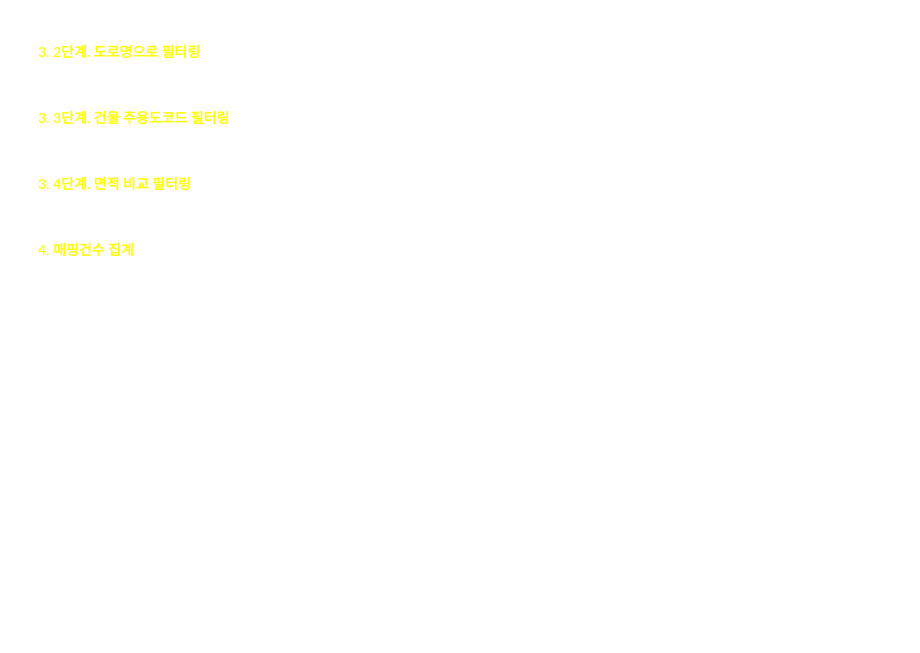
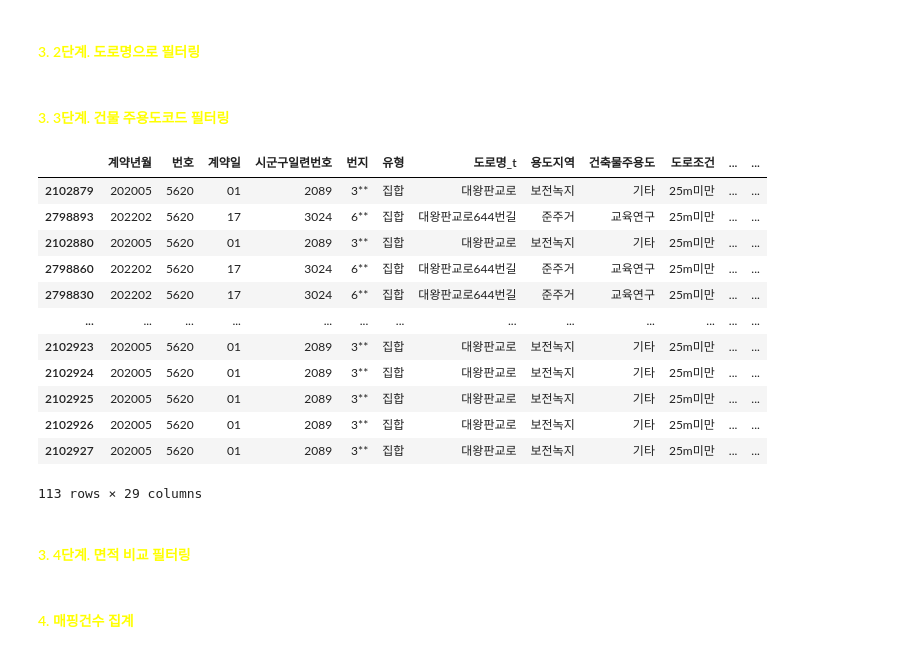
Before and after one commit to sbcho21/landata, a Jupyter notebook: notebooks/bundang.ipynb, the cells around one changed output. Drawn from its saved outputs; the diff is of its cells as text; code cells hidden in the pictures; blank space fills up the shorter version.

```diff
--- a/notebooks/bundang.ipynb
+++ b/notebooks/bundang.ipynb
@@ -31,0 +43,4 @@ dtype: object
+# %%
+target_csv = "../data/Bundang_20251215/실거래_상업업무용_분당구_2015이후.csv"
+trade_df = pd.read_csv(target_csv, dtype=str)
+trade_df.columns
@@ -215,7 +253,21 @@ join_df['STEP2'] = join_df.apply(lambda row: str(row["도로명_t"]) in str(row[
 # %%
 join_df['STEP3'] = (join_df['주용도'] == '단독주택')
 # %%
-join_df.to_csv("join_df.csv", index=False, encoding="utf-8")
+join_df[(join_df["번호"] == '5620') & join_df['STEP2'] ]
+# %% [output]
+|  | 계약년월 | 번호 | 계약일 | 시군구일련번호 | 번지 | 유형 | 도로명_t | 용도지역 | 건축물주용도 | 도로조건 | ... | ... |
+| 2102879 | 202005 | 5620 | 01 | 2089 | 3** | 집합 | 대왕판교로 | 보전녹지 | 기타 | 25m미만 | ... | ... |
+| 2798893 | 202202 | 5620 | 17 | 3024 | 6** | 집합 | 대왕판교로644번길 | 준주거 | 교육연구 | 25m미만 | ... | ... |
+| 2102880 | 202005 | 5620 | 01 | 2089 | 3** | 집합 | 대왕판교로 | 보전녹지 | 기타 | 25m미만 | ... | ... |
+| 2798860 | 202202 | 5620 | 17 | 3024 | 6** | 집합 | 대왕판교로644번길 | 준주거 | 교육연구 | 25m미만 | ... | ... |
+| 2798830 | 202202 | 5620 | 17 | 3024 | 6** | 집합 | 대왕판교로644번길 | 준주거 | 교육연구 | 25m미만 | ... | ... |
+| ... | ... | ... | ... | ... | ... | ... | ... | ... | ... | ... | ... | ... |
+| 2102923 | 202005 | 5620 | 01 | 2089 | 3** | 집합 | 대왕판교로 | 보전녹지 | 기타 | 25m미만 | ... | ... |
+| 2102924 | 202005 | 5620 | 01 | 2089 | 3** | 집합 | 대왕판교로 | 보전녹지 | 기타 | 25m미만 | ... | ... |
+| 2102925 | 202005 | 5620 | 01 | 2089 | 3** | 집합 | 대왕판교로 | 보전녹지 | 기타 | 25m미만 | ... | ... |
+| 2102926 | 202005 | 5620 | 01 | 2089 | 3** | 집합 | 대왕판교로 | 보전녹지 | 기타 | 25m미만 | ... | ... |
+| 2102927 | 202005 | 5620 | 01 | 2089 | 3** | 집합 | 대왕판교로 | 보전녹지 | 기타 | 25m미만 | ... | ... |
+113 rows × 29 columns
 # %% [markdown]
 #### <span style="color:yellow">3. 4단계. 면적 비교 필터링</span>
 # %%
```
Also changed, not shown: parts of 5 cells of this notebook, 2 other files.
